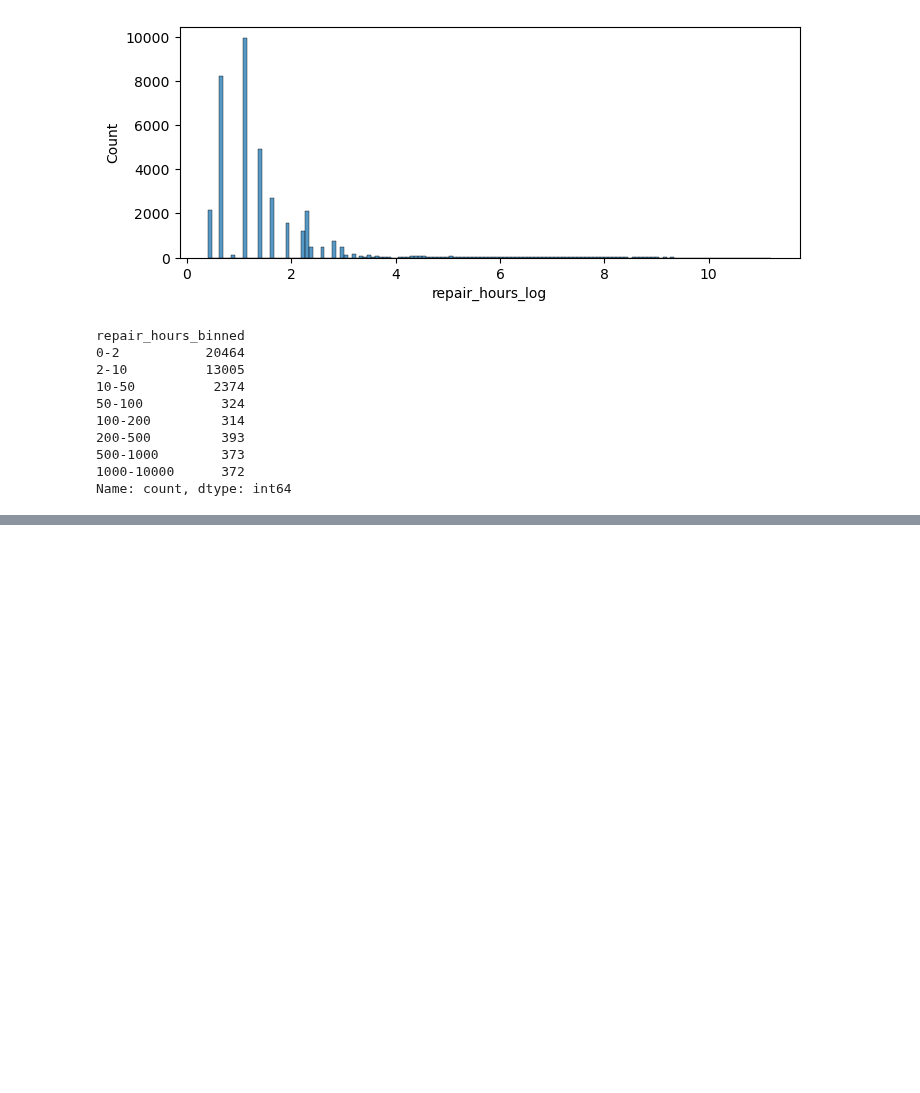
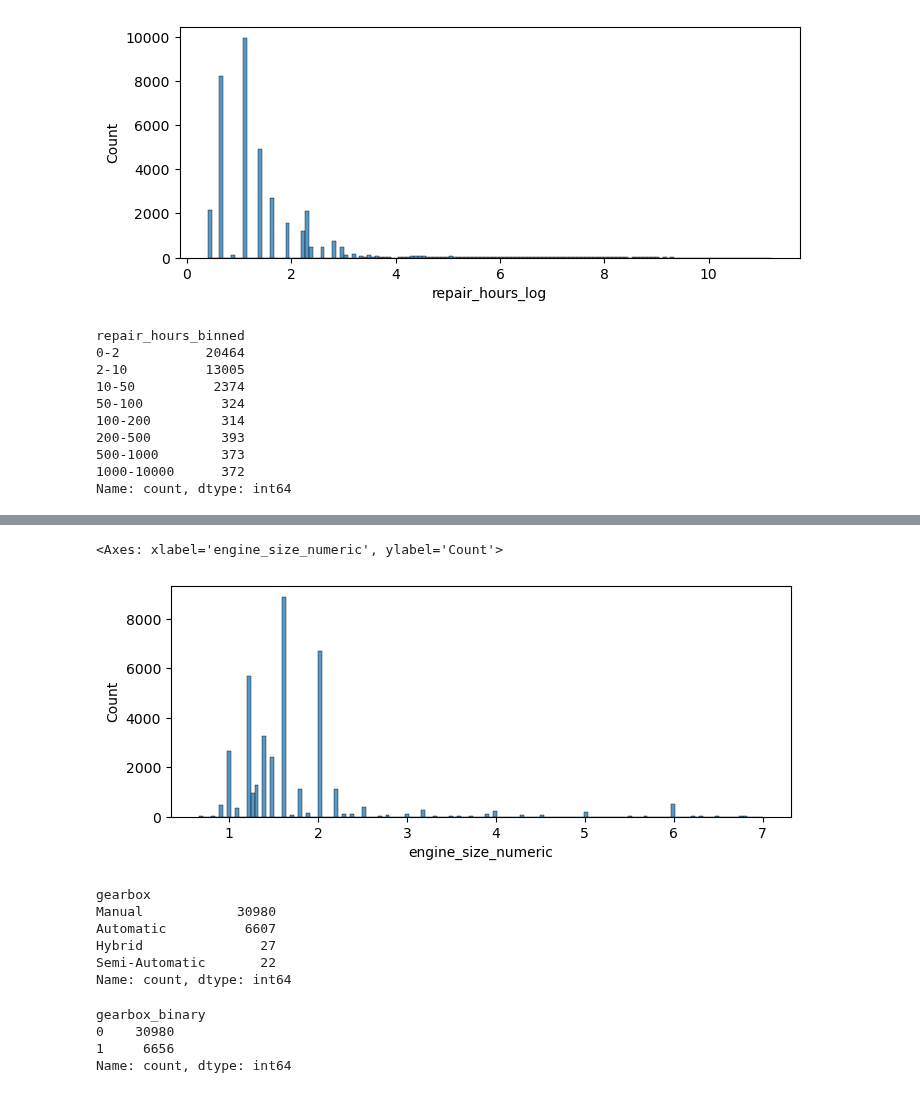
Before and after one commit to sergiimakhin/Redi, a Jupyter notebook: ClassificationChallenge/binary_classification.ipynb, the cells around one changed output, grey strips where cells are left out. Drawn from its saved outputs; the diff is of its cells as text; code cells hidden in the pictures; blank space fills up the shorter version.

Commit message:
Dataframe cleaned and ready for analysis

```diff
--- a/ClassificationChallenge/binary_classification.ipynb
+++ b/ClassificationChallenge/binary_classification.ipynb
@@ -209,6 +211,8 @@ df['adv_recency'] = (reference_date - df['adv_date']).dt.days
 df['month'] = df['adv_date'].dt.month
 df['weekday'] = df['adv_date'].dt.weekday
 
+df = df.drop('adv_date', axis=1)  # drop 'adv_date' as redundant
+
 # plot the distribution plot for 'adv_recency'
 plt.figure(figsize=(8, 3))
 sns.histplot(df['adv_recency'])
@@ -642,0 +686,2 @@ df.select_dtypes('number').describe().T
+# %%
+df = df.drop('genmodel_id', axis=1)  # drop 'genmodel_id' as uninformative
@@ -642,0 +708,7 @@ df.select_dtypes('number').describe().T
+# %%
+# Group rare colors
+color_counts = df['color'].value_counts()
+colors_to_keep = color_counts[color_counts >= 376].index
+df['color_grouped'] = df['color'].apply(lambda x: x if x in colors_to_keep else 'Other')
+df = pd.get_dummies(df, columns=['color_grouped'], prefix='color', drop_first=True)
+df = df.drop('color', axis=1)  # drop 'color' as uninformative
@@ -642,0 +735,14 @@ df.select_dtypes('number').describe().T
+# %%
+# Group rare bodytypes
+bodytype_counts = df['bodytype'].value_counts()
+bodytypes_to_keep = bodytype_counts[bodytype_counts >= 376].index  # 1% of 37,636 ≈ 376
+df['bodytypes_grouped'] = df['bodytype'].apply(lambda x: x if x in bodytypes_to_keep else 'Other')
+
+# Clean the category names by replacing spaces with underscores
+df['bodytypes_grouped'] = df['bodytypes_grouped'].str.replace(' ', '_')
+
+# One-hot encode
+df = pd.get_dummies(df, columns=['bodytypes_grouped'], prefix='bodytype', drop_first=True)
+
+# Drop the original bodytype column
+df = df.drop('bodytype', axis=1)
@@ -642,0 +760,16 @@ df.select_dtypes('number').describe().T
+# %%
+# Let's convert 'engine_size' to a numeric type and deal with obviously erroneous '999.0L' value
+
+# Convert engine_size to numeric
+df['engine_size_numeric'] = df['engine_size'].str.replace('L', '').astype(float)
+
+# Handle the outlier (999.0L)
+df['engine_size_numeric'] = df['engine_size_numeric'].replace(999.0, np.nan)
+df['engine_size_numeric'] = df['engine_size_numeric'].fillna(df['engine_size_numeric'].median())
+
+# Check the distribution of the cleaned engine_size
+plt.figure(figsize=(8, 3))
+sns.histplot(df['engine_size_numeric'])
+# %% [output]
+<Axes: xlabel='engine_size_numeric', ylabel='Count'>
+[figure, added]
@@ -642,0 +783,27 @@ df.select_dtypes('number').describe().T
+# %%
+# check 'gearbox' feature
+df['gearbox'].value_counts()
+# %% [output]
+gearbox
+Manual            30980
+Automatic          6607
+Hybrid               27
+Semi-Automatic       22
+Name: count, dtype: int64
+# %%
+# Unite the rarest values (Hybrid, Semi-Automatic) into Automatic
+df['gearbox'] = df['gearbox'].replace(['Hybrid', 'Semi-Automatic'], 'Automatic')
+
+# Convert to binary (1 for Automatic, 0 for Manual)
+df['gearbox_binary'] = df['gearbox'].map({'Automatic': 1, 'Manual': 0})
+
+# Drop the original gearbox column
+df = df.drop('gearbox', axis=1)
+
+# Verify the result
+print(df['gearbox_binary'].value_counts())
+# %% [output]
+gearbox_binary
+0    30980
+1     6656
+Name: count, dtype: int64
```
Also changed, not shown: parts of 29 cells of this notebook.
